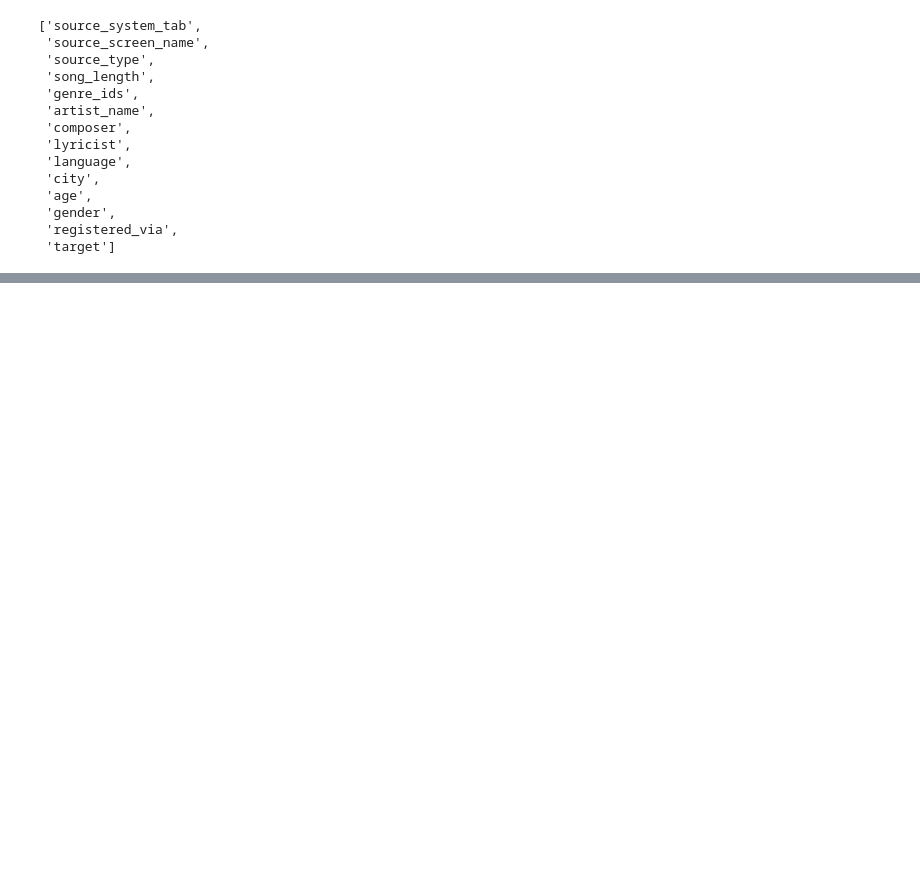
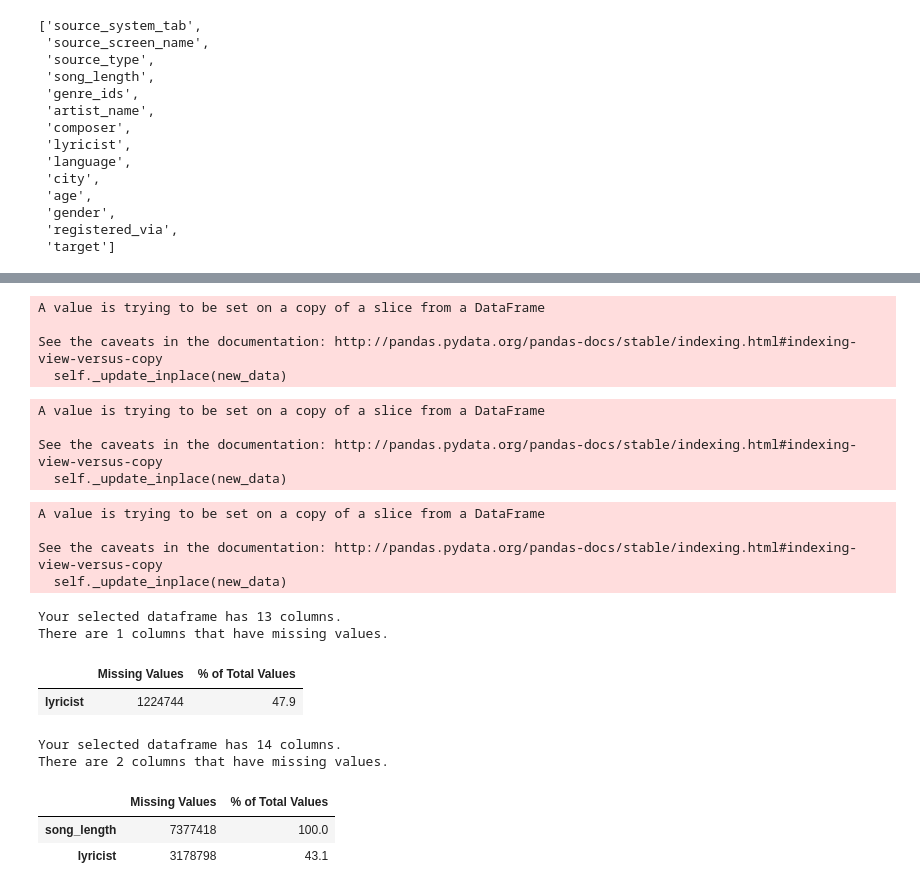
Before and after one commit to monteirof4/kkbox, a Jupyter notebook: kkbox_datacleaning.ipynb, the cells around one changed output, grey strips where cells are left out. Cells and saved outputs as stored; diff of their text form; code cells hidden in the pictures; blank space fills up the shorter version.

```diff
--- a/kkbox_datacleaning.ipynb
+++ b/kkbox_datacleaning.ipynb
@@ -162,0 +324,40 @@ train_final_df.columns.tolist()
+# %%
+train_final_df["language"].fillna(0,inplace=True)
+test_final_df["language"].fillna(0,inplace=True)
+# %% [output]
+A value is trying to be set on a copy of a slice from a DataFrame
+
+See the caveats in the documentation: http://pandas.pydata.org/pandas-docs/stable/indexing.html#indexing-view-versus-copy
+  self._update_inplace(new_data)
+# %%
+mean_value_song_length = train_final_df["song_length"].mean()
+train_final_df["song_length"].fillna(mean_value_song_length,inplace=True)
+test_final_df["song_length"].fillna(mean_value_song_length,inplace=True)
+# %% [output]
+A value is trying to be set on a copy of a slice from a DataFrame
+
+See the caveats in the documentation: http://pandas.pydata.org/pandas-docs/stable/indexing.html#indexing-view-versus-copy
+  self._update_inplace(new_data)
+# %%
+train_final_df["artist_name"].fillna("Unknown",inplace=True)
+test_final_df["artist_name"].fillna("Unknown",inplace=True)
+# %% [output]
+A value is trying to be set on a copy of a slice from a DataFrame
+
+See the caveats in the documentation: http://pandas.pydata.org/pandas-docs/stable/indexing.html#indexing-view-versus-copy
+  self._update_inplace(new_data)
+# %%
+missing_values_table(test_final_df)
+# %% [output]
+Your selected dataframe has 13 columns.
+There are 1 columns that have missing values.
+|  | Missing Values | % of Total Values |
+| lyricist | 1224744 | 47.9 |
+# %%
+missing_values_table(train_final_df)
+# %% [output]
+Your selected dataframe has 14 columns.
+There are 2 columns that have missing values.
+|  | Missing Values | % of Total Values |
+| song_length | 7377418 | 100.0 |
+| lyricist | 3178798 | 43.1 |
```
Also changed, not shown: parts of 34 cells of this notebook.
